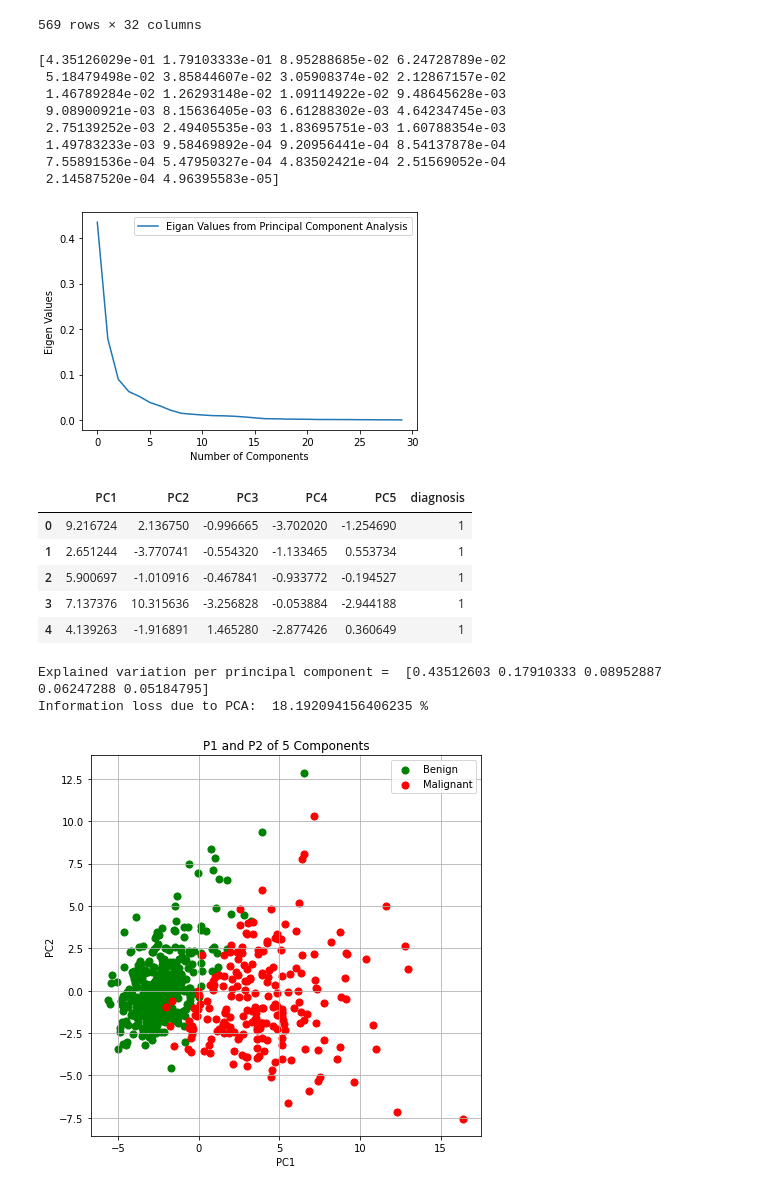
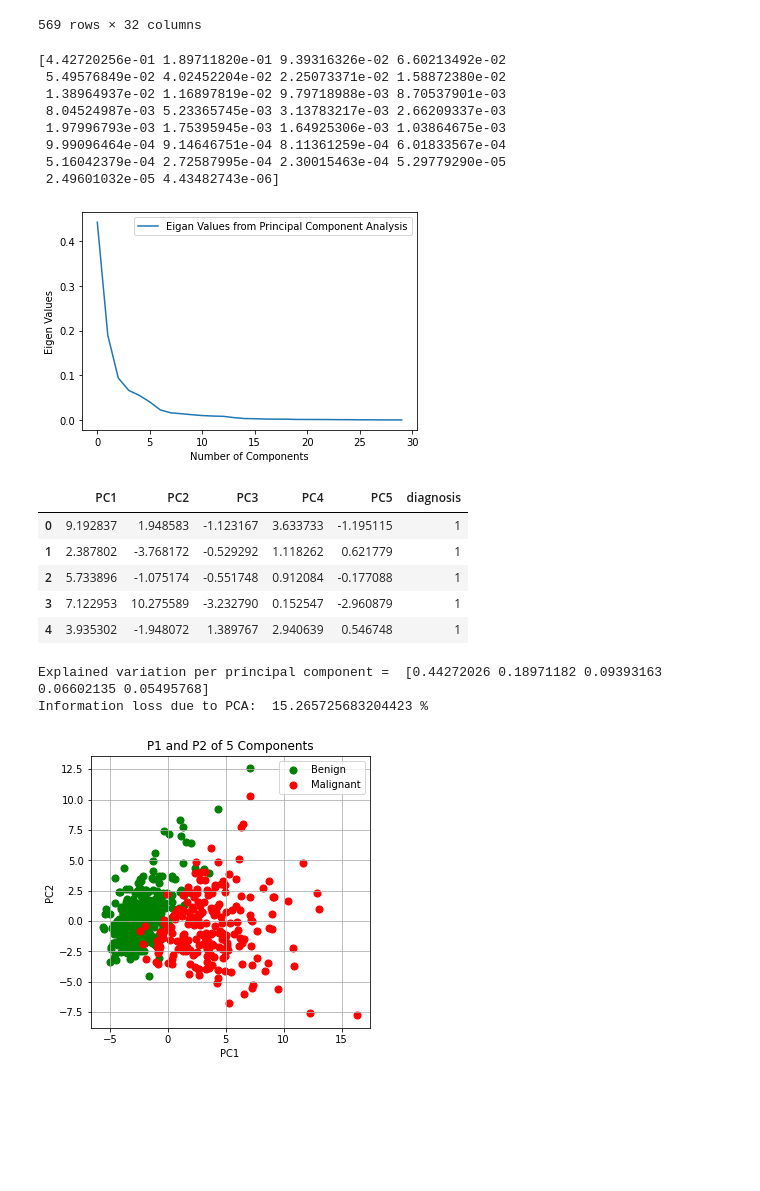
Before and after one commit to Roshni-Bala/Breast-Cancer-Risk-Prediction, a Jupyter notebook: risk_prediction.ipynb, the cells around one changed output. Drawn from its saved outputs; the diff is of its cells as text; code cells hidden in the pictures; blank space fills up the shorter version.

```diff
--- a/risk_prediction.ipynb
+++ b/risk_prediction.ipynb
@@ -237,10 +237,14 @@ from sklearn.model_selection import train_test_split
 df_ref = df
 #df.head()
 df_ref.head()
-df_ref.drop(columns = ['id', 'diagnosis'])
+df_ref = df_ref.drop(columns = ['id', 'diagnosis'])
+X = df_ref
+print(X.head())
 #df_ref.head()
-X = df.to_numpy()
-y = df['diagnosis'].to_numpy()
+#X = df.to_numpy()
+#y = df['diagnosis'].to_numpy()
+y = df['diagnosis']
+print(y.head())
 X_train, X_test, y_train, y_test = train_test_split( X, y, test_size=0.20, random_state=10)
 X.shape, X_train.shape, y_train.shape, X_test.shape, y_test.shape
 # %% [output]
@@ -309,14 +320,14 @@ explained_variance = pca_t.explained_variance_ratio_
 # %%
 print(explained_variance)
 # %% [output]
-[4.35126029e-01 1.79103333e-01 8.95288685e-02 6.24728789e-02
- 5.18479498e-02 3.85844607e-02 3.05908374e-02 2.12867157e-02
- 1.46789284e-02 1.26293148e-02 1.09114922e-02 9.48645628e-03
- 9.08900921e-03 8.15636405e-03 6.61288302e-03 4.64234745e-03
- 2.75139252e-03 2.49405535e-03 1.83695751e-03 1.60788354e-03
- 1.49783233e-03 9.58469892e-04 9.20956441e-04 8.54137878e-04
- 7.55891536e-04 5.47950327e-04 4.83502421e-04 2.51569052e-04
- 2.14587520e-04 4.96395583e-05]
+[4.42720256e-01 1.89711820e-01 9.39316326e-02 6.60213492e-02
+ 5.49576849e-02 4.02452204e-02 2.25073371e-02 1.58872380e-02
+ 1.38964937e-02 1.16897819e-02 9.79718988e-03 8.70537901e-03
+ 8.04524987e-03 5.23365745e-03 3.13783217e-03 2.66209337e-03
+ 1.97996793e-03 1.75395945e-03 1.64925306e-03 1.03864675e-03
+ 9.99096464e-04 9.14646751e-04 8.11361259e-04 6.01833567e-04
+ 5.16042379e-04 2.72587995e-04 2.30015463e-04 5.29779290e-05
+ 2.49601032e-05 4.43482743e-06]
 # %%
 plt.plot(explained_variance)
 plt.ylabel("Eigen Values")
@@ -324,7 +335,7 @@ plt.xlabel("Number of Components")
 plt.legend(['Eigan Values from Principal Component Analysis'])
 plt.show()
 # %% [output]
-[figure, old version]
+[figure, new version]
 # %%
 new_pca_com = 5
 pca = PCA(n_components = new_pca_com)
@@ -335,29 +346,29 @@ df_pca1 = pd.concat([df_pca, df[['diagnosis']]], axis = 1)
 df_pca1.head()
 # %% [output]
 |  | PC1 | PC2 | PC3 | PC4 | PC5 | diagnosis |
-| 0 | 9.216724 | 2.136750 | -0.996665 | -3.702020 | -1.254690 | 1 |
-| 1 | 2.651244 | -3.770741 | -0.554320 | -1.133465 | 0.553734 | 1 |
-| 2 | 5.900697 | -1.010916 | -0.467841 | -0.933772 | -0.194527 | 1 |
-| 3 | 7.137376 | 10.315636 | -3.256828 | -0.053884 | -2.944188 | 1 |
-| 4 | 4.139263 | -1.916891 | 1.465280 | -2.877426 | 0.360649 | 1 |
+| 0 | 9.192837 | 1.948583 | -1.123167 | 3.633733 | -1.195115 | 1 |
+| 1 | 2.387802 | -3.768172 | -0.529292 | 1.118262 | 0.621779 | 1 |
+| 2 | 5.733896 | -1.075174 | -0.551748 | 0.912084 | -0.177088 | 1 |
+| 3 | 7.122953 | 10.275589 | -3.232790 | 0.152547 | -2.960879 | 1 |
+| 4 | 3.935302 | -1.948072 | 1.389767 | 2.940639 | 0.546748 | 1 |
 # %%
 print('Explained variation per principal component = ', pca.explained_variance_ratio_)
 print('Information loss due to PCA: ', ((1-np.sum(pca.explained_variance_ratio_))*100), '%')
 # %% [output]
-Explained variation per principal component =  [0.43512603 0.17910333 0.08952887 0.06247288 0.05184795]
-Information loss due to PCA:  18.192094156406235 %
+Explained variation per principal component =  [0.44272026 0.18971182 0.09393163 0.06602135 0.05495768]
+Information loss due to PCA:  15.265725683204423 %
 # %%
-fig = plt.figure(figsize = (7,7))
+fig = plt.figure(figsize = (5,5))
 ax= fig.add_subplot(1,1,1)
 ax.set_xlabel('PC1')
 ax.set_ylabel('PC2')
 ax.set_title('P1 and P2 of 5 Components')
 ax.scatter(df_pca1['PC1'][df_pca1['diagnosis']==0], df_pca1['PC2'][df_pca1['diagnosis']==0],c='g', s = 50)
 ax.scatter(df_pca1['PC1'][df_pca1['diagnosis']==1], df_pca1['PC2'][df_pca1['diagnosis']==1],c='r', s = 50)
 ax.legend(['Benign','Malignant'])
 ax.grid()
 # %% [output]
-[figure, old version]
+[figure, new version]
 # %%
 fig = plt.figure(figsize = (5,5))
 ax= fig.add_subplot(1,1,1)
```
Also changed, not shown: parts of 11 cells of this notebook.
